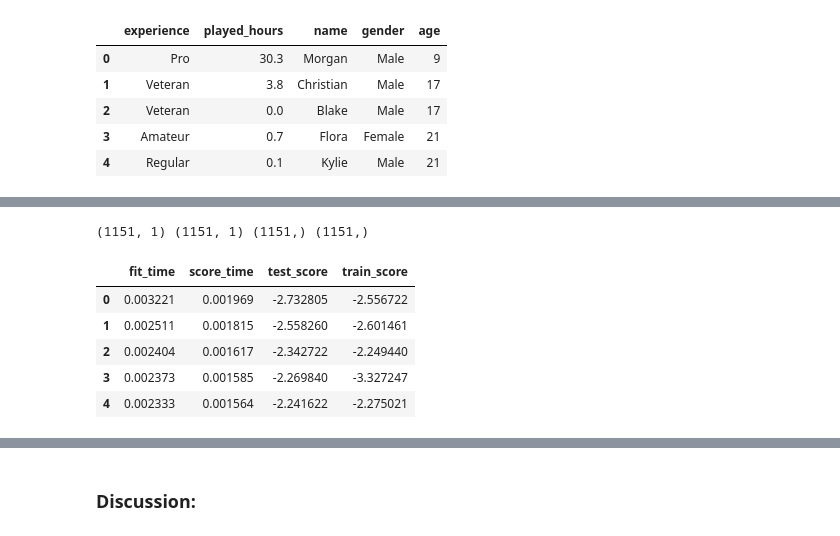
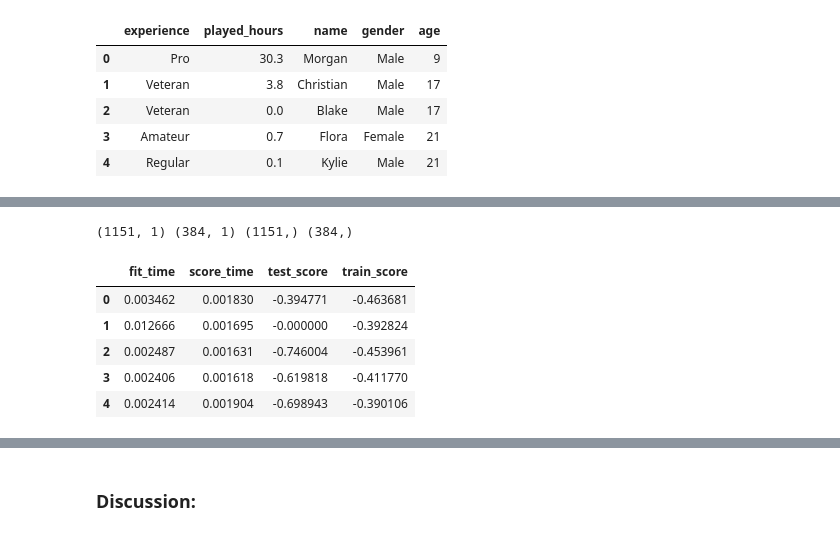
Before and after one commit to joshGRNT/DSCI_100_GP, a Jupyter notebook: Project_Final_Report.ipynb, the cells around one changed output, grey strips where cells are left out. Drawn from its saved outputs; the diff is of its cells as text; code cells hidden in the pictures.

```diff
--- a/Project_Final_Report.ipynb
+++ b/Project_Final_Report.ipynb
@@ -157,41 +157,41 @@ sessions_training, sessions_testing = train_test_split(
     test_size = 0.25,
     random_state = 2000,
 )
-X_train = sessions_training[["player_count"]]
-y_train = sessions_training["hour"]
+X_train = sessions_training[["hour"]]
+y_train = sessions_training["player_count"]
 
-X_test = sessions_training[["player_count"]]
-y_test = sessions_training["hour"]
+X_test = sessions_testing[["hour"]]
+y_test = sessions_testing["player_count"]
 
 
 # Check the shapes to verify
 print(X_train.shape, X_test.shape, y_train.shape, y_test.shape)
 # %% [output]
-(1151, 1) (1151, 1) (1151,) (1151,)
+(1151, 1) (384, 1) (1151,) (384,)
 # %%
 sessions_pipe = make_pipeline(
     StandardScaler(),
     KNeighborsRegressor(),
 )
 
 sessions_cv = pd.DataFrame(
     cross_validate(
         estimator = sessions_pipe,
         cv = 5,
-        X = sessions_training[["player_count"]],
-        y = sessions_training["hour"],
+        X = sessions_training[["hour"]],
+        y = sessions_training["player_count"],
         scoring = "neg_root_mean_squared_error",
         return_train_score=True,
     )
 )
 sessions_cv
 # %% [output]
 |  | fit_time | score_time | test_score | train_score |
-| 0 | 0.003221 | 0.001969 | -2.732805 | -2.556722 |
-| 1 | 0.002511 | 0.001815 | -2.558260 | -2.601461 |
-| 2 | 0.002404 | 0.001617 | -2.342722 | -2.249440 |
-| 3 | 0.002373 | 0.001585 | -2.269840 | -3.327247 |
-| 4 | 0.002333 | 0.001564 | -2.241622 | -2.275021 |
+| 0 | 0.003462 | 0.001830 | -0.394771 | -0.463681 |
+| 1 | 0.012666 | 0.001695 | -0.000000 | -0.392824 |
+| 2 | 0.002487 | 0.001631 | -0.746004 | -0.453961 |
+| 3 | 0.002406 | 0.001618 | -0.619818 | -0.411770 |
+| 4 | 0.002414 | 0.001904 | -0.698943 | -0.390106 |
 # %%
 param_grid = {"kneighborsregressor__n_neighbors": range(1, 201, 1),}
 sessions_tuned = GridSearchCV(sessions_pipe, param_grid, cv=5, n_jobs=-1, scoring="neg_root_mean_squared_error")
```
Also changed, not shown: parts of 2 cells of this notebook.
